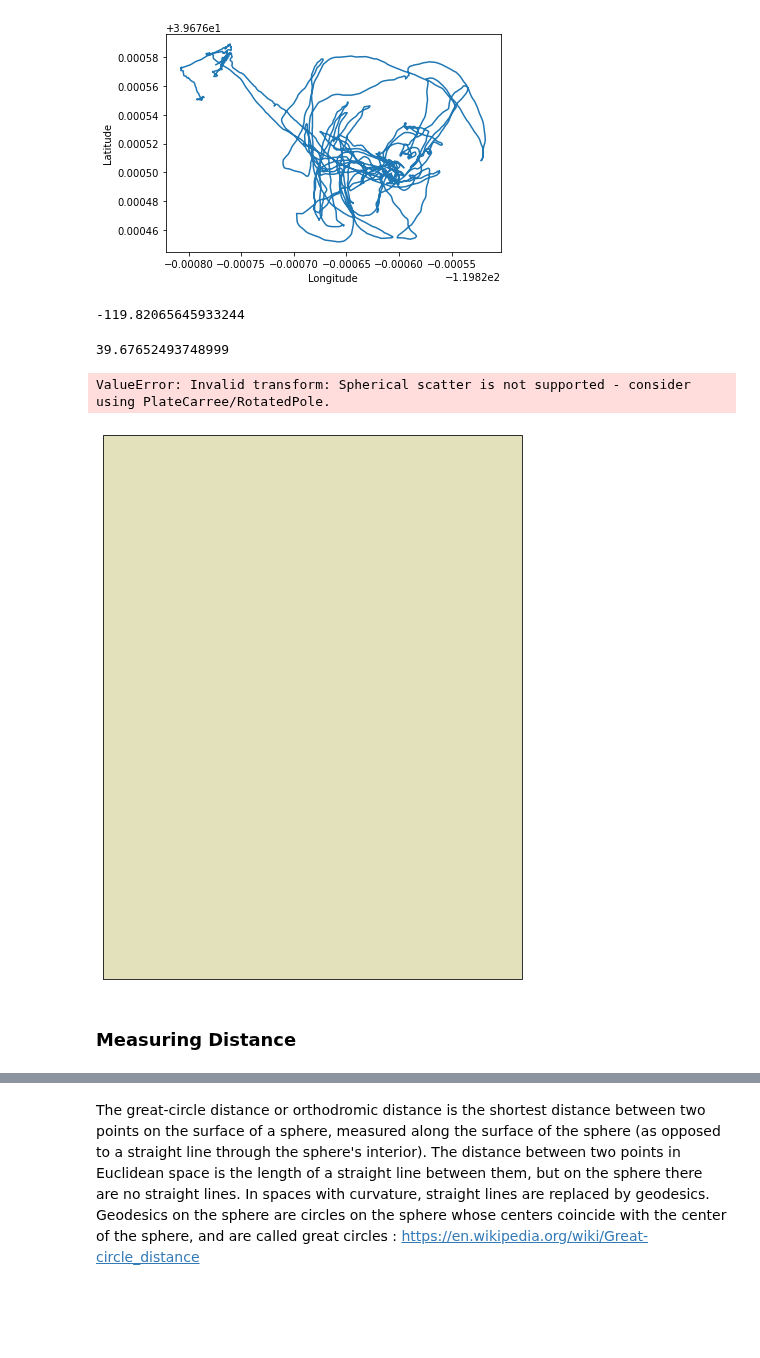
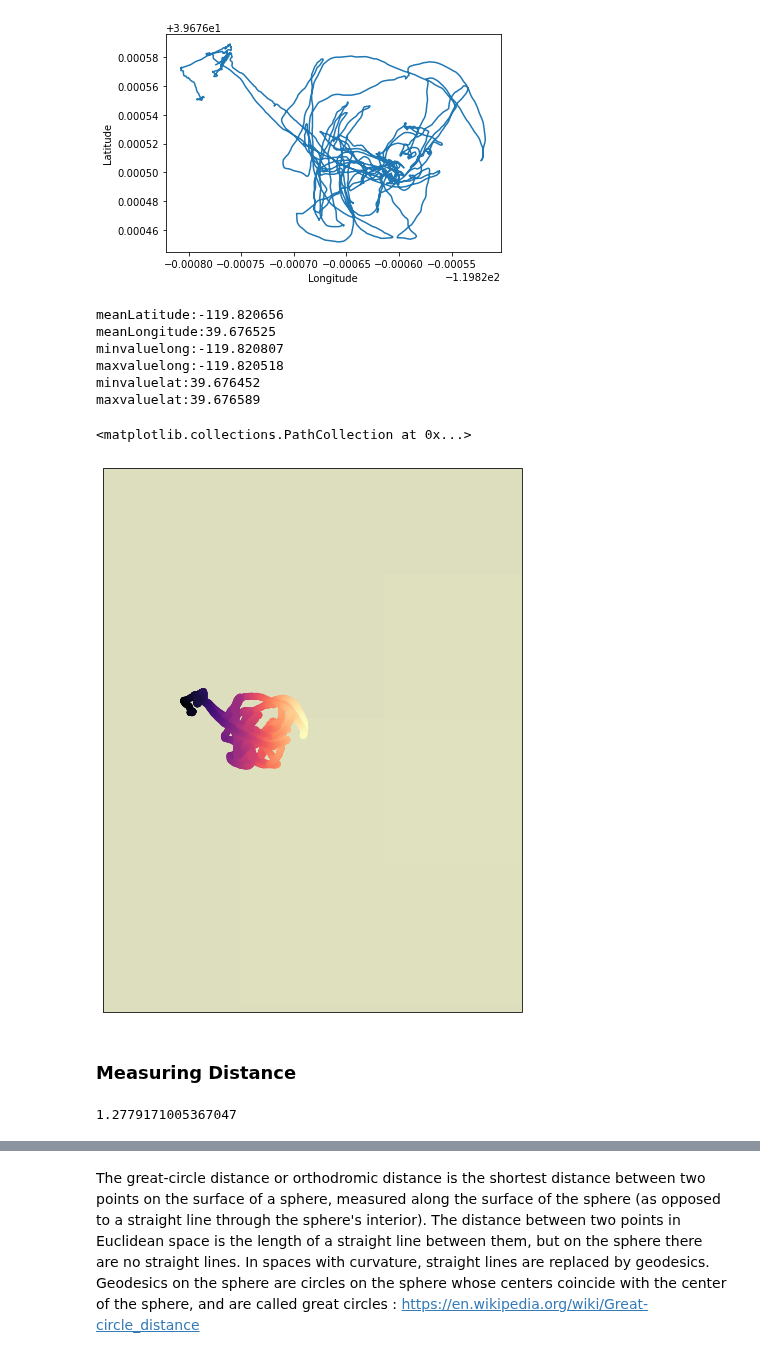
Before and after one commit to arunavanag591/odor_analysis, a Jupyter notebook: data_exploration/gps_plotting.ipynb, the cells around one changed output, grey strips where cells are left out. Saved outputs shown, nothing was run; the diff lists cells and outputs as text; code cells hidden in the pictures; blank space fills up the shorter version.

```diff
--- a/data_exploration/gps_plotting.ipynb
+++ b/data_exploration/gps_plotting.ipynb
@@ -46,44 +46,49 @@ ax.set_ylabel('Latitude')
 # %% [output]
 Text(0, 0.5, 'Latitude')
 [figure]
-# %%
-mean_latitude = df["field.longitude"].mean()
-
-mean_longitude= df["field.latitude"].mean()
-
-mean_latitude
-# %% [output]
--119.82065645933244
-# %%
-mean_longitude
-# %% [output]
-39.67652493748999
+# %%
+mean_latitude = df["field.longitude"].mean()
+mean_longitude= df["field.latitude"].mean()
+minValueLong = df["field.longitude"].min()
+maxValueLong = df["field.longitude"].max()
+minValueLat = df["field.latitude"].min()
+maxValueLat = df["field.latitude"].max()
+print("meanLatitude:%.6f" %mean_latitude)
+print("meanLongitude:%.6f" %mean_longitude)
+print("minvaluelong:%.6f" %minValueLong)
+print("maxvaluelong:%.6f" %maxValueLong)
+print("minvaluelat:%.6f" %minValueLat)
+print("maxvaluelat:%.6f" %maxValueLat)
+# %% [output]
+meanLatitude:-119.820656
+meanLongitude:39.676525
+minvaluelong:-119.820807
+maxvaluelong:-119.820518
+minvaluelat:39.676452
+maxvaluelat:39.676589
 # %%
-mean_latitude = df["field.latitude"].mean()
-mean_longitude = df["field.latitude"].mean()
-
 # Terrain Tiles from Stamen
 
 # Define image tiles
 tiler = Stamen('terrain')
 mercator = tiler.crs
 
 # Create figure
 fig = plt.figure(figsize=(10,10))
 ax = fig.add_subplot(1, 1, 1, projection=mercator)
 
 # Define the GPS window
 ax.set_extent([-119.8200, -119.8210, 39.6760, 39.6770],crs=ccrs.PlateCarree())
 
 # Download images with resolution
-resolution = 10
+resolution =12
 ax.add_image(tiler, resolution)
 
 # Plot the GPS tracks
-ax.scatter(df["field.longitude"], df["field.latitude"], c= df["field.longitude"], cmap='magma', transform=ccrs.Geodetic())
+ax.scatter(df["field.longitude"], df["field.latitude"], c= df["field.longitude"], cmap='magma', transform=ccrs.PlateCarree())
 # %% [output]
-ValueError: Invalid transform: Spherical scatter is not supported - consider using PlateCarree/RotatedPole.
+<matplotlib.collections.PathCollection at 0x...>
-[figure, old version]
+[figure, new version]
 # %%
 # Satellite Tiles from Google
 
@@ -143,7 +148,9 @@ def distance(origin, destination):
 # %%
 #10cm
 lat1 = 39.5394048; lat2 = 39.5394114; long1 = -119.8130651; long2 = -119.8130529
-print( distance((lat1, long1), (lat2, long2)) )
+print( calculate_dst((lat1, long1), (lat2, long2)) )
+# %% [output]
+1.2779171005367047
 # %%
 from geopy import distance
 
```
Also changed, not shown: parts of 16 cells of this notebook, 2 other files.
